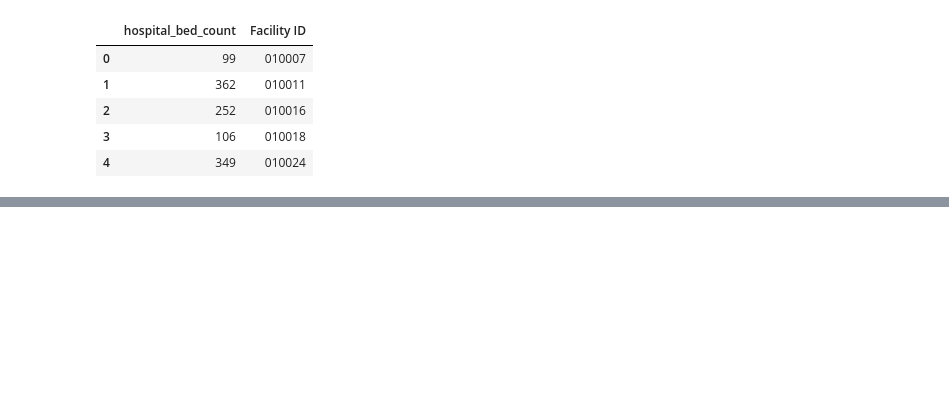
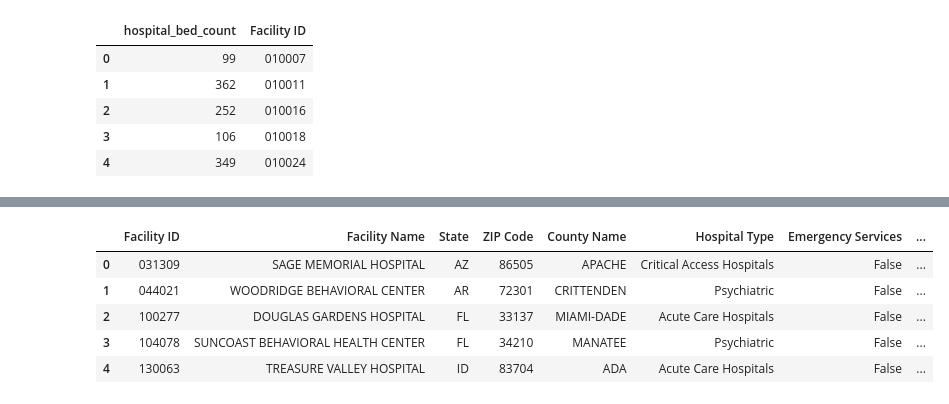
Before and after one commit to jtpeters963/Project-1, a Jupyter notebook: hospitals/google_api_calls.ipynb, the cells around one changed output, grey strips where cells are left out. Cells and saved outputs as stored; diff of their text form; code cells hidden in the pictures; blank space fills up the shorter version.

```diff
--- a/hospitals/google_api_calls.ipynb
+++ b/hospitals/google_api_calls.ipynb
@@ -61,0 +52,12 @@ df.head()
+# %%
+df2 = df.loc[df['Hospital overall rating']!='Not Available']
+df2 =df2.astype({'Hospital overall rating':'int64'})
+states = df2['State'].value_counts()
+df.head()
+# %% [output]
+|  | Facility ID | Facility Name | State | ZIP Code | County Name | Hospital Type | Emergency Services | ... |
+| 0 | 031309 | SAGE MEMORIAL HOSPITAL | AZ | 86505 | APACHE | Critical Access Hospitals | False | ... |
+| 1 | 044021 | WOODRIDGE BEHAVIORAL CENTER | AR | 72301 | CRITTENDEN | Psychiatric | False | ... |
+| 2 | 100277 | DOUGLAS GARDENS HOSPITAL | FL | 33137 | MIAMI-DADE | Acute Care Hospitals | False | ... |
+| 3 | 104078 | SUNCOAST BEHAVIORAL HEALTH CENTER | FL | 34210 | MANATEE | Psychiatric | False | ... |
+| 4 | 130063 | TREASURE VALLEY HOSPITAL | ID | 83704 | ADA | Acute Care Hospitals | False | ... |
```
Also changed, not shown: parts of 11 cells of this notebook, 4 other files.
